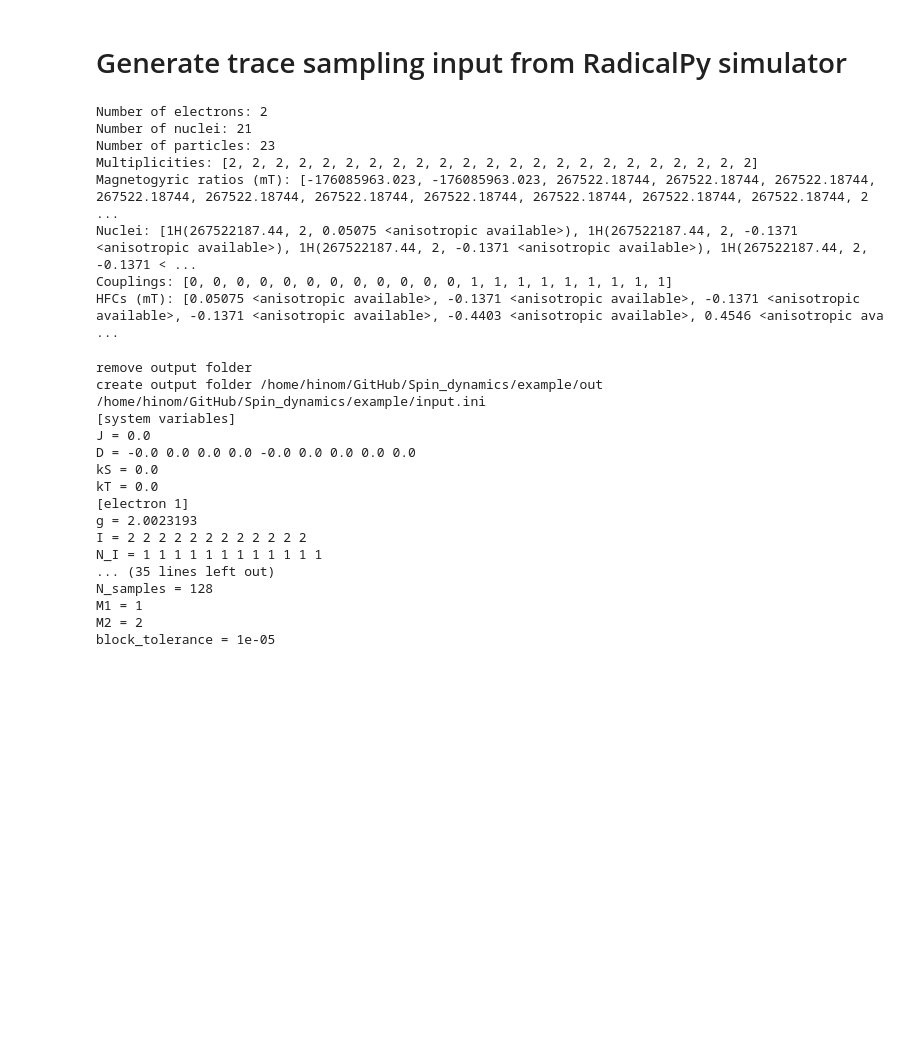
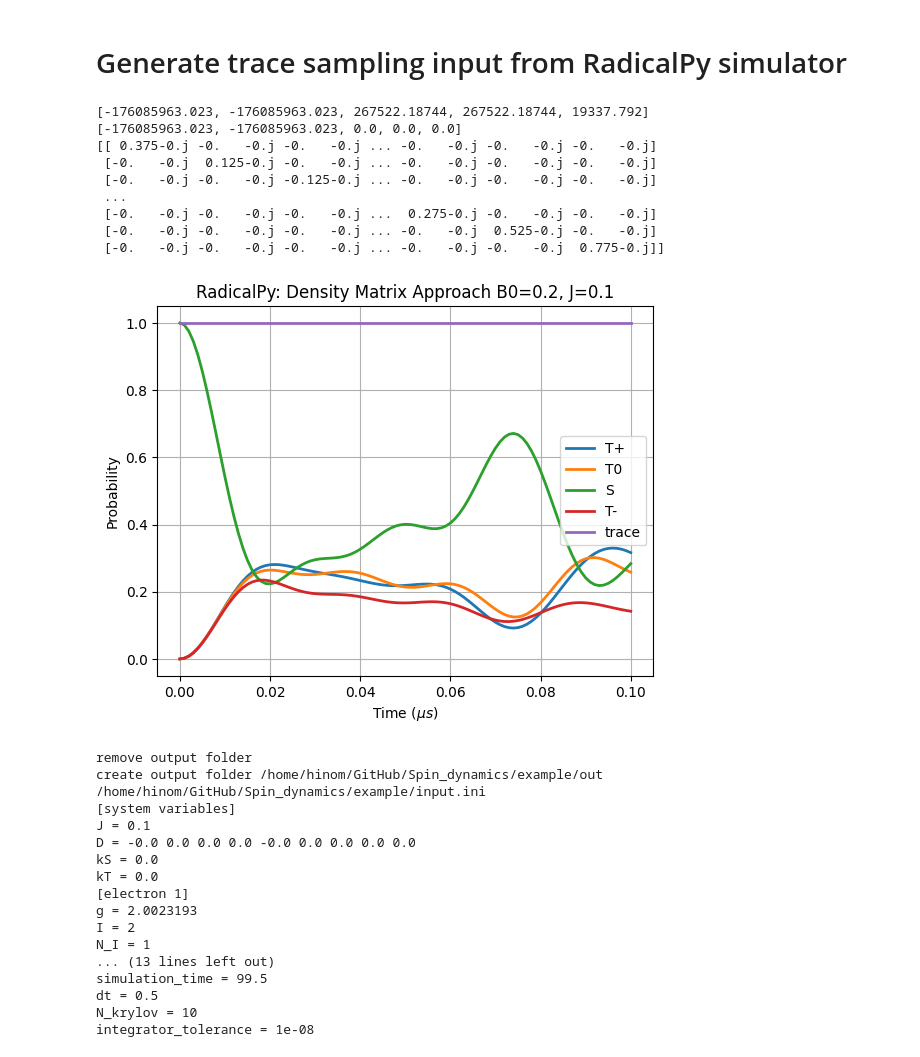
Before and after one commit to KenHino/Spin_dynamics, a Jupyter notebook: example/trace_sampling.ipynb, the cells around one changed output. Saved outputs shown, nothing was run; the diff lists cells and outputs as text; code cells hidden in the pictures; blank space fills up the shorter version.

```diff
--- a/example/trace_sampling.ipynb
+++ b/example/trace_sampling.ipynb
@@ -13,7 +13,7 @@ sys.path.append(str(pathlib.Path().resolve()))
 
 from utils import dump_input, parse_output  # ty: ignore
 # %%
-is_small_case = False
+is_small_case = True
 
 if is_small_case:
     # You can use following block instead
@@ -27,8 +27,8 @@ if is_small_case:
         hfcs=[0.5] * n_nuc_spins,
         # isotopes=[], hfcs=[]
     )
-    sim = rp.simulation.LiouvilleSimulation([Z, flavin])
-
+    # sim = rp.simulation.LiouvilleSimulation([Z, flavin])
+    sim = rp.simulation.HilbertSimulation([Z, flavin])
     # Parameters
     A = {}  # mT
     isotropic = True
@@ -40,14 +40,16 @@ if is_small_case:
                 A[(i, j)] = np.eye(3) * nuc.hfc.isotropic
             else:
                 A[(i, j)] = nuc.hfc.anisotropic
-    B0 = 0.2  # 2J
+    B0 = 0.200  # 2J
     B = np.array((0.0, 0.0, 1.0)) * B0  # mT
     J = 0.1  # Typically 1.0e+03 scale # mT
-    D = 0.1  # mT
-    kS = 1.0e06  # Exponential model in s-1
-    kT = 1.0e06
+    D = 0.0  # mT
+    kS = 0.0  # 1.0e06  # Exponential model in s-1
+    kT = 0.0  # 1.0e06
+    print([p.gamma_mT for p in sim.particles])
     if isinstance(D, float):
         D = 2 / 3 * np.diag((-1.0, -1.0, 2.0)) * D * sim.radicals[0].gamma_mT
+    print(sim.total_hamiltonian(B0=B0, D=D, J=J) / sim.radicals[0].gamma_mT)
 else:
     flavin = rp.simulation.Molecule.all_nuclei("flavin_anion")
     trp = rp.simulation.Molecule.all_nuclei("tryptophan_cation")
@@ -68,7 +70,7 @@ else:
                 A[(i, j)] = nuc.hfc.anisotropic
     B0 = 0.0  # 2.0  # Typically 0.01 mT~10 mT
     B = np.array((0.0, 0.0, 1.0)) * B0
-    J = 0.0  # 0.1  # Typically 1.0e+03 scale
+    J = 0.1  # 0.1  # Typically 1.0e+03 scale
 
     D = (
         np.array(
@@ -85,67 +87,71 @@ else:
     kT = 0.0  # 1.0e06
     if isinstance(D, float):
         D = 2 / 3 * np.diag((-1.0, -1.0, 2.0)) * D * sim.radicals[0].gamma_mT
-sim
 # %% [output]
-Number of electrons: 2
-Number of nuclei: 21
-Number of particles: 23
-Multiplicities: [2, 2, 2, 2, 2, 2, 2, 2, 2, 2, 2, 2, 2, 2, 2, 2, 2, 2, 2, 2, 2, 2, 2]
-Magnetogyric ratios (mT): [-176085963.023, -176085963.023, 267522.18744, 267522.18744, 267522.18744, 267522.18744, 267522.18744, 267522.18744, 267522.18744, 267522.18744, 267522.18744, 267522.18744, 2 ...
-Nuclei: [1H(267522187.44, 2, 0.05075 <anisotropic available>), 1H(267522187.44, 2, -0.1371 <anisotropic available>), 1H(267522187.44, 2, -0.1371 <anisotropic available>), 1H(267522187.44, 2, -0.1371 < ...
-Couplings: [0, 0, 0, 0, 0, 0, 0, 0, 0, 0, 0, 0, 1, 1, 1, 1, 1, 1, 1, 1, 1]
-HFCs (mT): [0.05075 <anisotropic available>, -0.1371 <anisotropic available>, -0.1371 <anisotropic available>, -0.1371 <anisotropic available>, -0.4403 <anisotropic available>, 0.4546 <anisotropic ava ...
+[-176085963.023, -176085963.023, 267522.18744, 267522.18744, 19337.792]
+[-176085963.023, -176085963.023, 0.0, 0.0, 0.0]
+[[ 0.375-0.j -0.   -0.j -0.   -0.j ... -0.   -0.j -0.   -0.j -0.   -0.j]
+ [-0.   -0.j  0.125-0.j -0.   -0.j ... -0.   -0.j -0.   -0.j -0.   -0.j]
+ [-0.   -0.j -0.   -0.j -0.125-0.j ... -0.   -0.j -0.   -0.j -0.   -0.j]
+ ...
+ [-0.   -0.j -0.   -0.j -0.   -0.j ...  0.275-0.j -0.   -0.j -0.   -0.j]
+ [-0.   -0.j -0.   -0.j -0.   -0.j ... -0.   -0.j  0.525-0.j -0.   -0.j]
+ [-0.   -0.j -0.   -0.j -0.   -0.j ... -0.   -0.j -0.   -0.j  0.775-0.j]]
 # %%
 if has_rp_result := (is_small_case and len(sim.particles) < 7):
     # when D is Float, a bug appears
     assert isinstance(D, np.ndarray)
-    H = sim.total_hamiltonian(B0=B0, D=D, J=J)
-    time = np.arange(0, 5.0e-8 + 5e-10, 5e-10)
+    H = sim.total_hamiltonian(
+        B0=B0, D=D, J=J
+    )  # , theta=np.arccos(1/np.sqrt(3)), phi=np.pi/4)
+    time = np.arange(0, 1.0e-7 + 1e-09, 1e-09)
     kinetics = [
         rp.kinetics.Haberkorn(kS, rp.simulation.State.SINGLET),
         rp.kinetics.Haberkorn(kT, rp.simulation.State.TRIPLET),
     ]
     sim.apply_liouville_hamiltonian_modifiers(H, kinetics)
     rhos = sim.time_evolution(State.SINGLET, time, H)
 
     time_evol_s = sim.product_probability(State.SINGLET, rhos)
     time_evol_tp = sim.product_probability(State.TRIPLET_PLUS, rhos)
     time_evol_tz = sim.product_probability(State.TRIPLET_ZERO, rhos)
     time_evol_tm = sim.product_probability(State.TRIPLET_MINUS, rhos)
     x = time * 1e6
 
     plt.plot(x, time_evol_tp, linewidth=2, label="T+")
     plt.plot(x, time_evol_tz, linewidth=2, label="T0")
     plt.plot(x, time_evol_s, linewidth=2, label="S")
     plt.plot(x, time_evol_tm, linewidth=2, label="T-")
     plt.plot(
         x,
         time_evol_tp + time_evol_tz + time_evol_s + time_evol_tm,
         linewidth=2,
         label="trace",
     )
     plt.legend()
     plt.title(f"RadicalPy: Density Matrix Approach {B0=}, {J=}")
     plt.xlabel(r"Time ($\mu s$)")
     plt.ylabel("Probability")
     # plt.ylim([0, 1])
     plt.grid()
     plt.show()
+# %% [output]
+[figure, added]
 # %%
 input_path, output_path = dump_input(
     sim=sim,
     output_folder="out",
-    simulation_type="symmetry_dynamics",  # "exact_dynamics", "trace_sampling"
+    simulation_type="exact_dynamics",  # "exact_dynamics", "trace_sampling"
     J=J,
     D=D,
     kS=kS,
     kT=kT,
     B=B0,
     dt=5e-10,
-    simulation_time=5e-08 - 5e-10,
-    N_krylov=7,
+    simulation_time=1e-07 - 5e-10,
+    N_krylov=10,
     integrator_tolerance=1e-08,
-    N_samples=128,
+    N_samples=512,
     M1=1,
     M2=2,
 )
@@ -158,19 +164,19 @@ remove output folder
 create output folder /home/hinom/GitHub/Spin_dynamics/example/out
 /home/hinom/GitHub/Spin_dynamics/example/input.ini
 [system variables]
-J = 0.0
+J = 0.1
 D = -0.0 0.0 0.0 0.0 -0.0 0.0 0.0 0.0 0.0
 kS = 0.0
 kT = 0.0
 [electron 1]
 g = 2.0023193
-I = 2 2 2 2 2 2 2 2 2 2 2 2
-N_I = 1 1 1 1 1 1 1 1 1 1 1 1
-... (35 lines left out)
-N_samples = 128
-M1 = 1
-M2 = 2
-block_tolerance = 1e-05
+I = 2
+N_I = 1
+... (13 lines left out)
+simulation_time = 99.5
+dt = 0.5
+N_krylov = 10
+integrator_tolerance = 1e-08
 # %%
 # Execute sphinchem
 import subprocess
```
Also changed, not shown: parts of 4 cells of this notebook, 8 other files.
